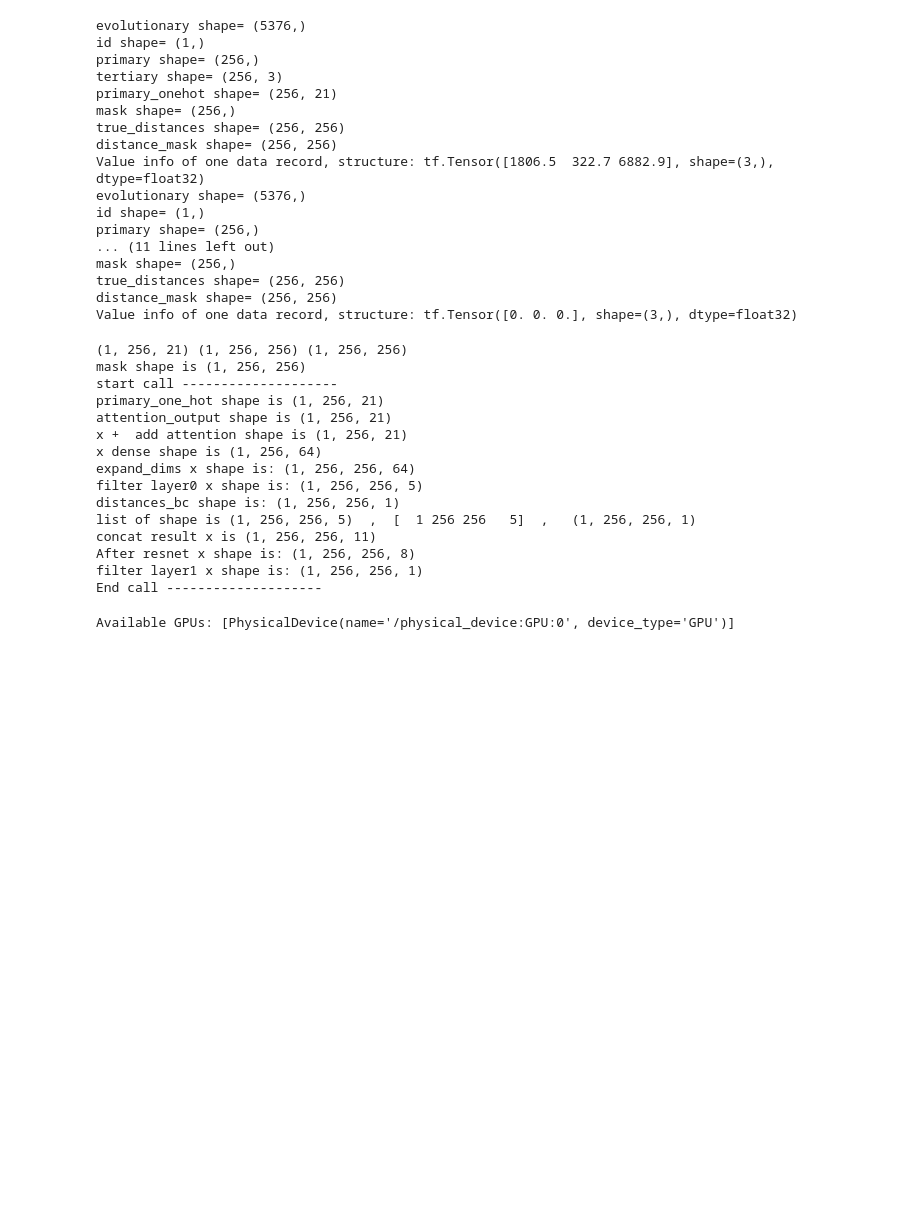
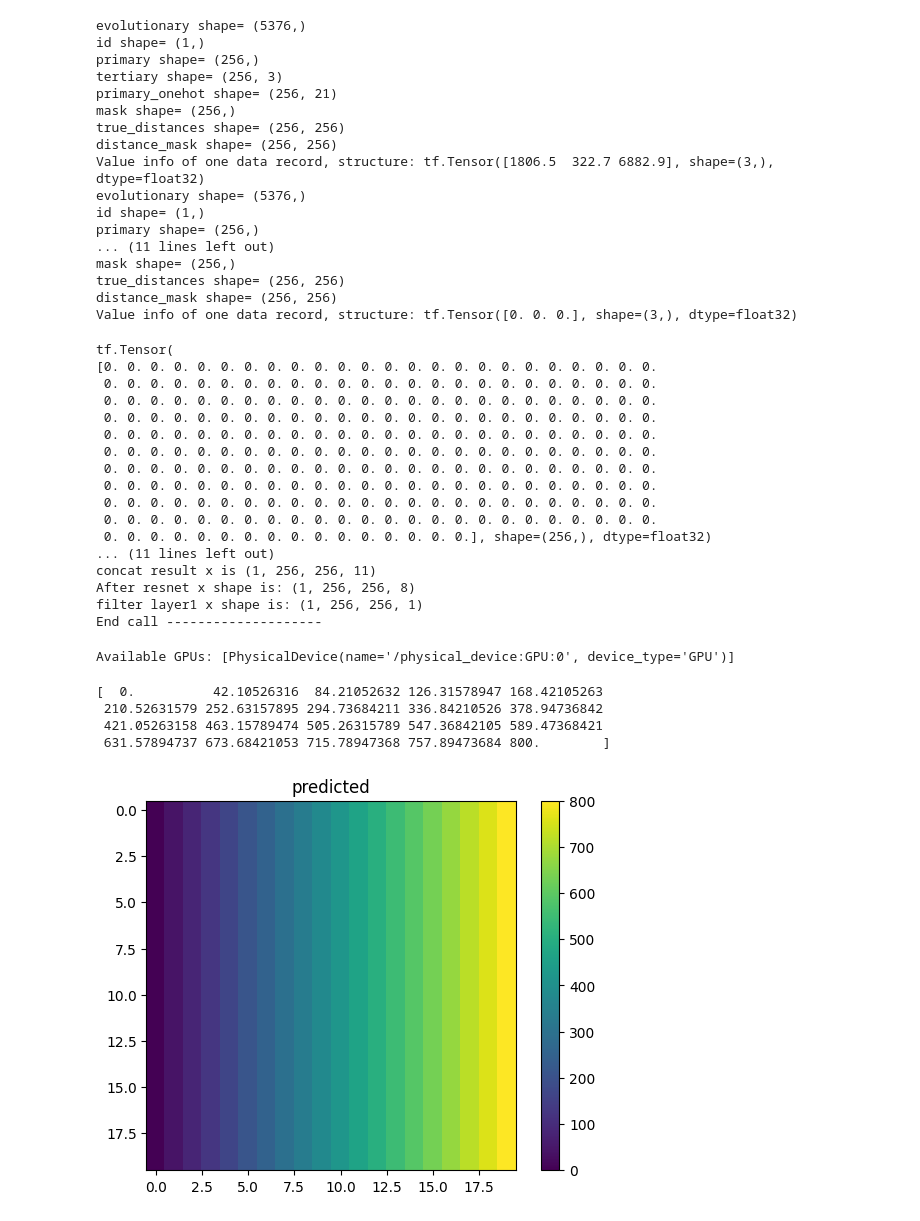
Before and after one commit to yzsnail2339/COSC440, a Jupyter notebook: final_project/test.ipynb, the cells around one changed output. Drawn from its saved outputs; the diff is of its cells as text; code cells hidden in the pictures; blank space fills up the shorter version.

Commit message:
about colour and delete the self.layer1

```diff
--- a/final_project/test.ipynb
+++ b/final_project/test.ipynb
@@ -383,6 +383,7 @@ epoch_training_records = training_records.shuffle(buffer_size=256).batch(model.b
 train_loss=utils.mse_loss
 for batch in epoch_training_records:
     inputs, labels, masks = get_input_output_masks(batch)
+    print(labels[0][0])
     with tf.GradientTape() as tape:
         print(inputs['primary_onehot'].shape,labels.shape,masks.shape)
         outputs = model(inputs, masks)
@@ -390,17 +391,19 @@ for batch in epoch_training_records:
         batch_loss = tf.reduce_sum(l)
         break
 # %% [output]
-(1, 256, 21) (1, 256, 256) (1, 256, 256)
-mask shape is (1, 256, 256)
-start call --------------------
-primary_one_hot shape is (1, 256, 21)
-attention_output shape is (1, 256, 21)
-x +  add attention shape is (1, 256, 21)
-x dense shape is (1, 256, 64)
-expand_dims x shape is: (1, 256, 256, 64)
-filter layer0 x shape is: (1, 256, 256, 5)
-distances_bc shape is: (1, 256, 256, 1)
-list of shape is (1, 256, 256, 5)  ,  [  1 256 256   5]  ,   (1, 256, 256, 1)
+tf.Tensor(
+[0. 0. 0. 0. 0. 0. 0. 0. 0. 0. 0. 0. 0. 0. 0. 0. 0. 0. 0. 0. 0. 0. 0. 0.
+ 0. 0. 0. 0. 0. 0. 0. 0. 0. 0. 0. 0. 0. 0. 0. 0. 0. 0. 0. 0. 0. 0. 0. 0.
+ 0. 0. 0. 0. 0. 0. 0. 0. 0. 0. 0. 0. 0. 0. 0. 0. 0. 0. 0. 0. 0. 0. 0. 0.
+ 0. 0. 0. 0. 0. 0. 0. 0. 0. 0. 0. 0. 0. 0. 0. 0. 0. 0. 0. 0. 0. 0. 0. 0.
+ 0. 0. 0. 0. 0. 0. 0. 0. 0. 0. 0. 0. 0. 0. 0. 0. 0. 0. 0. 0. 0. 0. 0. 0.
+ 0. 0. 0. 0. 0. 0. 0. 0. 0. 0. 0. 0. 0. 0. 0. 0. 0. 0. 0. 0. 0. 0. 0. 0.
+ 0. 0. 0. 0. 0. 0. 0. 0. 0. 0. 0. 0. 0. 0. 0. 0. 0. 0. 0. 0. 0. 0. 0. 0.
+ 0. 0. 0. 0. 0. 0. 0. 0. 0. 0. 0. 0. 0. 0. 0. 0. 0. 0. 0. 0. 0. 0. 0. 0.
+ 0. 0. 0. 0. 0. 0. 0. 0. 0. 0. 0. 0. 0. 0. 0. 0. 0. 0. 0. 0. 0. 0. 0. 0.
+ 0. 0. 0. 0. 0. 0. 0. 0. 0. 0. 0. 0. 0. 0. 0. 0. 0. 0. 0. 0. 0. 0. 0. 0.
+ 0. 0. 0. 0. 0. 0. 0. 0. 0. 0. 0. 0. 0. 0. 0. 0.], shape=(256,), dtype=float32)
+... (11 lines left out)
 concat result x is (1, 256, 256, 11)
 After resnet x shape is: (1, 256, 256, 8)
 filter layer1 x shape is: (1, 256, 256, 1)
@@ -413,3 +416,26 @@ gpus = tf.config.list_physical_devices('GPU')
 print("Available GPUs:", gpus)
 # %% [output]
 Available GPUs: [PhysicalDevice(name='/physical_device:GPU:0', device_type='GPU')]
+# %%
+import numpy as np
+import matplotlib.pyplot as plt
+
+# 创建一个 (20, 20, 1) 的矩阵，左边为 -10，右边为 10
+x = np.linspace(0, 800, 20)
+print(x)
+dist1 = np.tile(x, (20, 1, 1))
+
+# squeeze 去掉最后的维度
+dist1_squeezed = np.squeeze(dist1)
+
+f, axarr = plt.subplots(1, 1)
+axarr.set_title('predicted')
+im1 = axarr.imshow(dist1_squeezed)
+f.colorbar(im1, ax=axarr)
+plt.show()
+# %% [output]
+[  0.          42.10526316  84.21052632 126.31578947 168.42105263
+ 210.52631579 252.63157895 294.73684211 336.84210526 378.94736842
+ 421.05263158 463.15789474 505.26315789 547.36842105 589.47368421
+ 631.57894737 673.68421053 715.78947368 757.89473684 800.        ]
+[figure, added]
```
Also changed, not shown: parts of 1 cell of this notebook, 4 other files.
